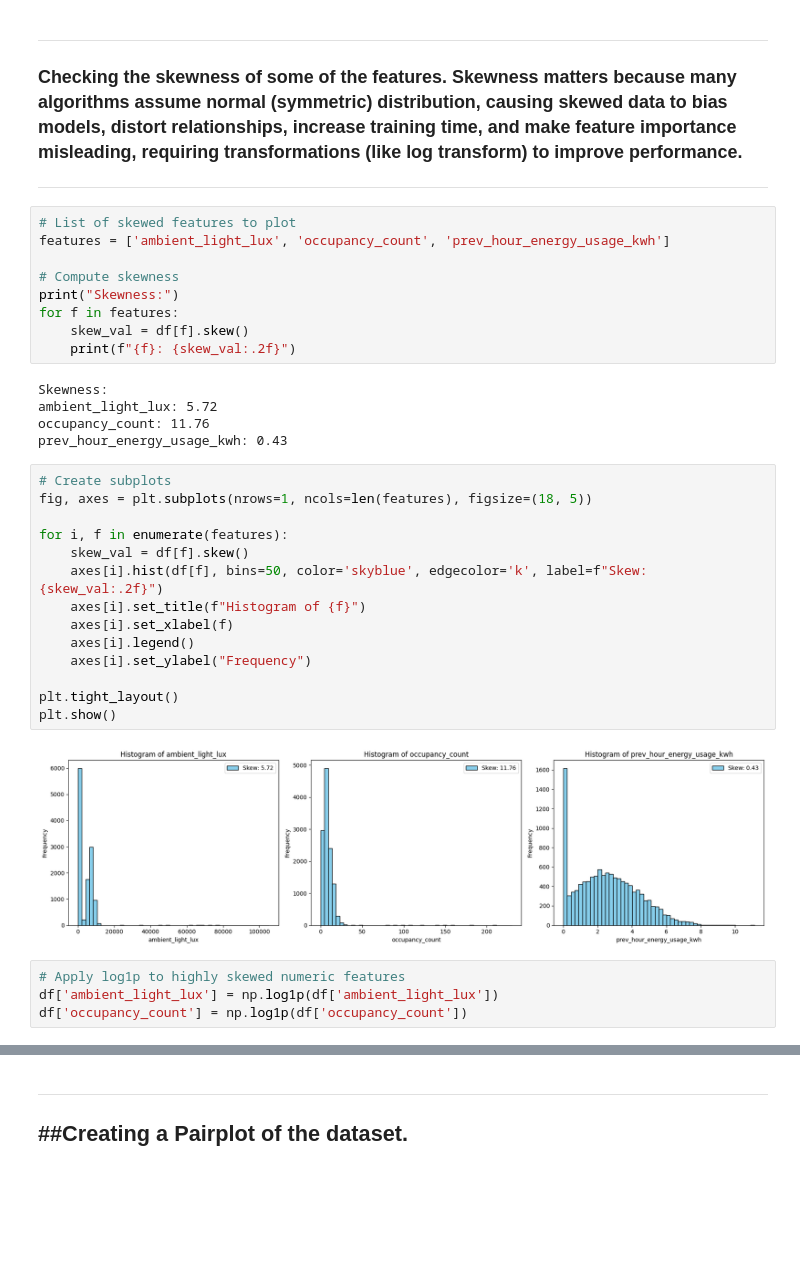
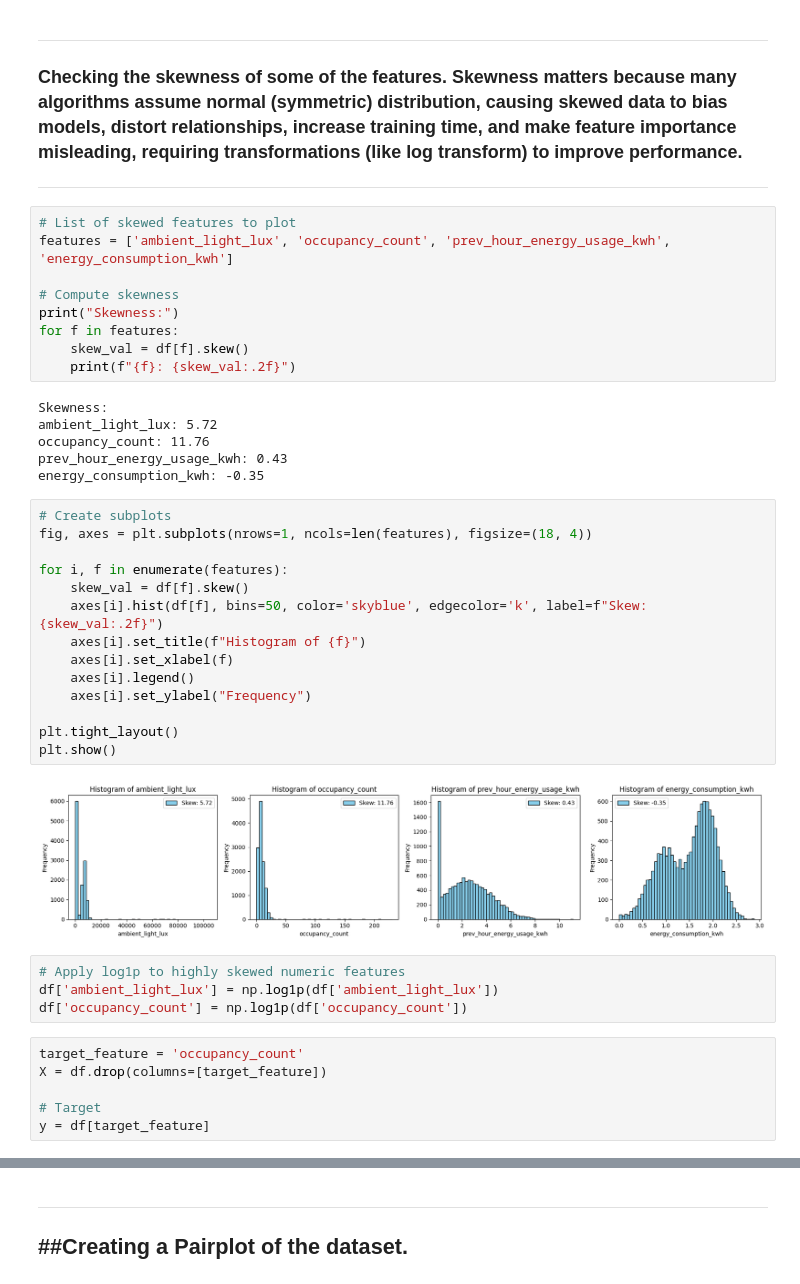
Before and after one commit to owoMarciN/AgileProject, a Jupyter notebook: SmartStreetLighting.ipynb, the cells around one changed output, grey strips where cells are left out. Drawn from its saved outputs; the diff is of its cells as text; blank space fills up the shorter version.

```diff
--- a/SmartStreetLighting.ipynb
+++ b/SmartStreetLighting.ipynb
@@ -138,7 +135,7 @@ array(['ambient_light_lux', 'motion_detected', 'temperature_celsius',
 ---
 # %%
 # List of skewed features to plot
-features = ['ambient_light_lux', 'occupancy_count', 'prev_hour_energy_usage_kwh']
+features = ['ambient_light_lux', 'occupancy_count', 'prev_hour_energy_usage_kwh', 'energy_consumption_kwh']
 
 # Compute skewness
 print("Skewness:")
@@ -150,25 +147,32 @@ Skewness:
 ambient_light_lux: 5.72
 occupancy_count: 11.76
 prev_hour_energy_usage_kwh: 0.43
+energy_consumption_kwh: -0.35
 # %%
 # Create subplots
-fig, axes = plt.subplots(nrows=1, ncols=len(features), figsize=(18, 5))
+fig, axes = plt.subplots(nrows=1, ncols=len(features), figsize=(18, 4))
 
 for i, f in enumerate(features):
     skew_val = df[f].skew()
     axes[i].hist(df[f], bins=50, color='skyblue', edgecolor='k', label=f"Skew: {skew_val:.2f}")
     axes[i].set_title(f"Histogram of {f}")
     axes[i].set_xlabel(f)
     axes[i].legend()
     axes[i].set_ylabel("Frequency")
 
 plt.tight_layout()
 plt.show()
 # %% [output]
-[figure, old version]
+[figure, new version]
 # %%
 # Apply log1p to highly skewed numeric features
 df['ambient_light_lux'] = np.log1p(df['ambient_light_lux'])
 df['occupancy_count'] = np.log1p(df['occupancy_count'])
+# %%
+target_feature = 'occupancy_count'
+X = df.drop(columns=[target_feature])
+
+# Target
+y = df[target_feature]
 # %%
 # Create subplots
```
Also changed, not shown: parts of 30 cells of this notebook.
